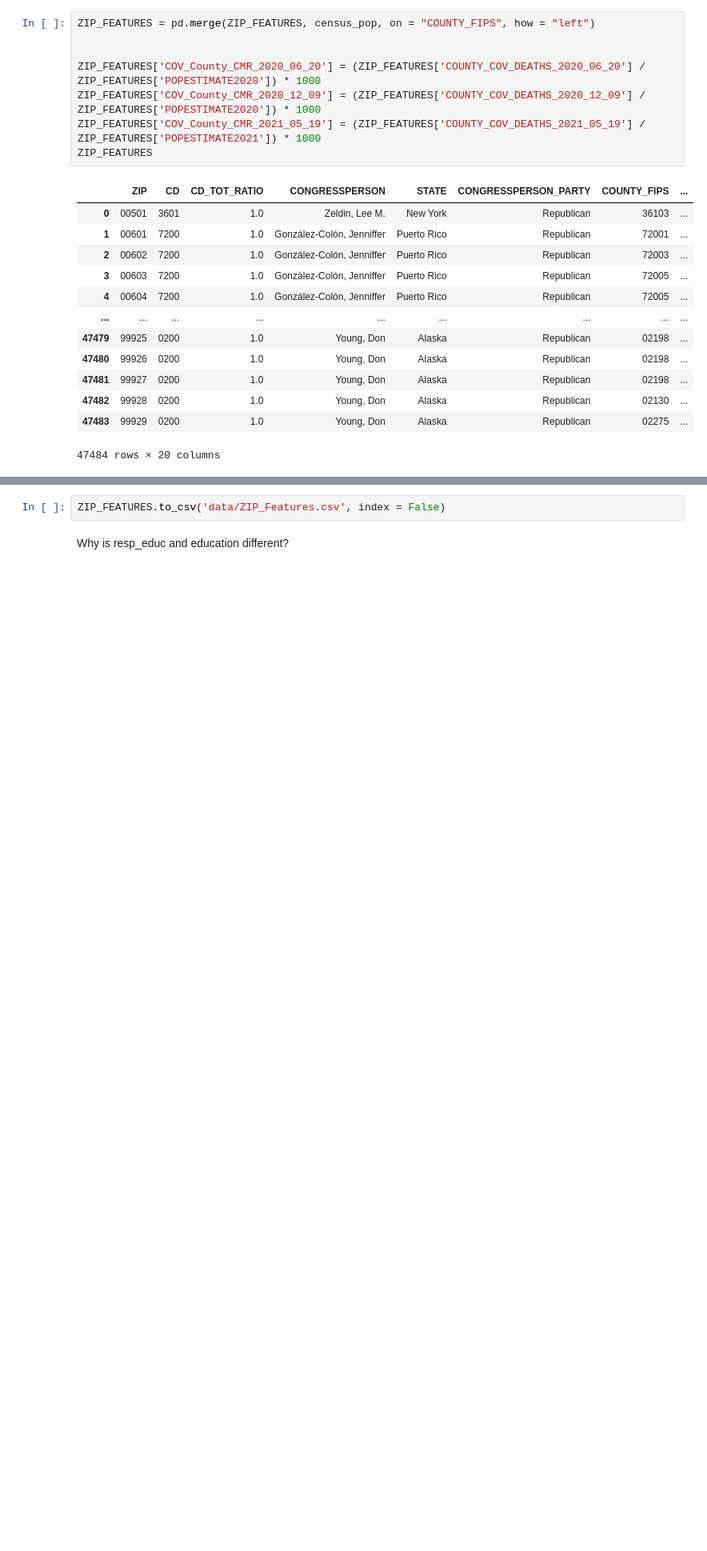
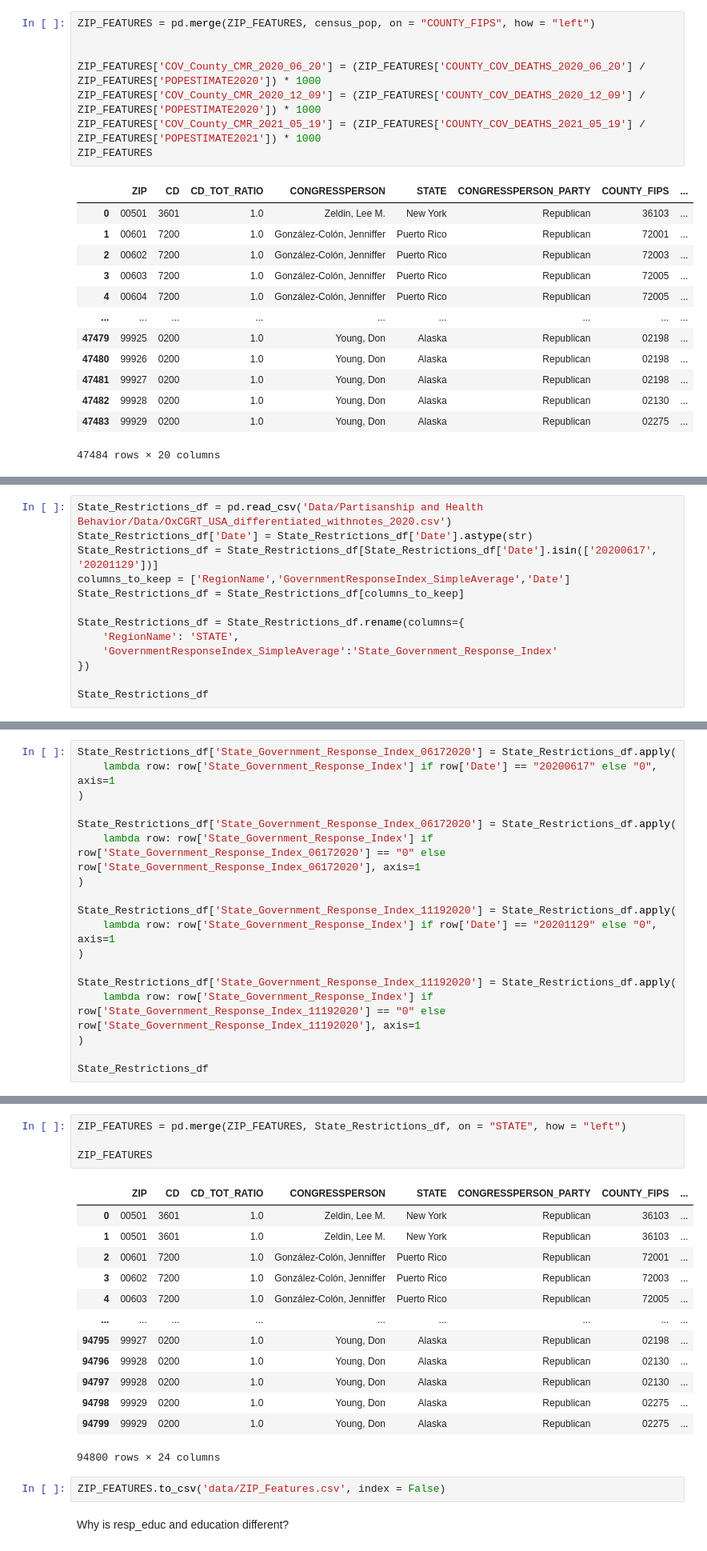
Before and after one commit to chrissoria/BICS_Political_Polarization, a Jupyter notebook: DF/BICS_Supplementary_Geography_File.ipynb, the cells around one changed output, grey strips where cells are left out. Shown: that part at 80% size. Saved outputs shown, nothing was run; the diff lists cells and outputs as text; blank space fills up the shorter version.

Commit message:
added in state-level response to covid variables in the ZIP features dataset and merged to BICS, then re-ran analysis with this variable. Did not change much.

```diff
--- a/DF/BICS_Supplementary_Geography_File.ipynb
+++ b/DF/BICS_Supplementary_Geography_File.ipynb
@@ -276,0 +279,13 @@ ZIP_FEATURES
+# %%
+State_Restrictions_df = pd.read_csv('Data/Partisanship and Health Behavior/Data/OxCGRT_USA_differentiated_withnotes_2020.csv')
+State_Restrictions_df['Date'] = State_Restrictions_df['Date'].astype(str)
+State_Restrictions_df = State_Restrictions_df[State_Restrictions_df['Date'].isin(['20200617', '20201129'])]
+columns_to_keep = ['RegionName','GovernmentResponseIndex_SimpleAverage','Date']
+State_Restrictions_df = State_Restrictions_df[columns_to_keep]
+
+State_Restrictions_df = State_Restrictions_df.rename(columns={
+    'RegionName': 'STATE',
+    'GovernmentResponseIndex_SimpleAverage':'State_Government_Response_Index'
+})
+
+State_Restrictions_df
@@ -276,0 +306,18 @@ ZIP_FEATURES
+# %%
+State_Restrictions_df['State_Government_Response_Index_06172020'] = State_Restrictions_df.apply(
+    lambda row: row['State_Government_Response_Index'] if row['Date'] == "20200617" else "0", axis=1
+)
+
+State_Restrictions_df['State_Government_Response_Index_06172020'] = State_Restrictions_df.apply(
+    lambda row: row['State_Government_Response_Index'] if row['State_Government_Response_Index_06172020'] == "0" else row['State_Government_Response_Index_06172020'], axis=1
+)
+
+State_Restrictions_df['State_Government_Response_Index_11192020'] = State_Restrictions_df.apply(
+    lambda row: row['State_Government_Response_Index'] if row['Date'] == "20201129" else "0", axis=1
+)
+
+State_Restrictions_df['State_Government_Response_Index_11192020'] = State_Restrictions_df.apply(
+    lambda row: row['State_Government_Response_Index'] if row['State_Government_Response_Index_11192020'] == "0" else row['State_Government_Response_Index_11192020'], axis=1
+)
+
+State_Restrictions_df
@@ -277,3 +338,21 @@ ZIP_FEATURES
+# %%
+ZIP_FEATURES = pd.merge(ZIP_FEATURES, State_Restrictions_df, on = "STATE", how = "left")
+
+ZIP_FEATURES
+# %% [output]
+|  | ZIP | CD | CD_TOT_RATIO | CONGRESSPERSON | STATE | CONGRESSPERSON_PARTY | COUNTY_FIPS | ... |
+| 0 | 00501 | 3601 | 1.0 | Zeldin, Lee M. | New York | Republican | 36103 | ... |
+| 1 | 00501 | 3601 | 1.0 | Zeldin, Lee M. | New York | Republican | 36103 | ... |
+| 2 | 00601 | 7200 | 1.0 | González-Colón, Jenniffer | Puerto Rico | Republican | 72001 | ... |
+| 3 | 00602 | 7200 | 1.0 | González-Colón, Jenniffer | Puerto Rico | Republican | 72003 | ... |
+| 4 | 00603 | 7200 | 1.0 | González-Colón, Jenniffer | Puerto Rico | Republican | 72005 | ... |
+| ... | ... | ... | ... | ... | ... | ... | ... | ... |
+| 94795 | 99927 | 0200 | 1.0 | Young, Don | Alaska | Republican | 02198 | ... |
+| 94796 | 99928 | 0200 | 1.0 | Young, Don | Alaska | Republican | 02130 | ... |
+| 94797 | 99928 | 0200 | 1.0 | Young, Don | Alaska | Republican | 02130 | ... |
+| 94798 | 99929 | 0200 | 1.0 | Young, Don | Alaska | Republican | 02275 | ... |
+| 94799 | 99929 | 0200 | 1.0 | Young, Don | Alaska | Republican | 02275 | ... |
+94800 rows × 24 columns
 # %%
 ZIP_FEATURES.to_csv('data/ZIP_Features.csv', index = False)
 # %% [markdown]
```
Also changed, not shown: parts of 3 cells of this notebook, 11 other files.
